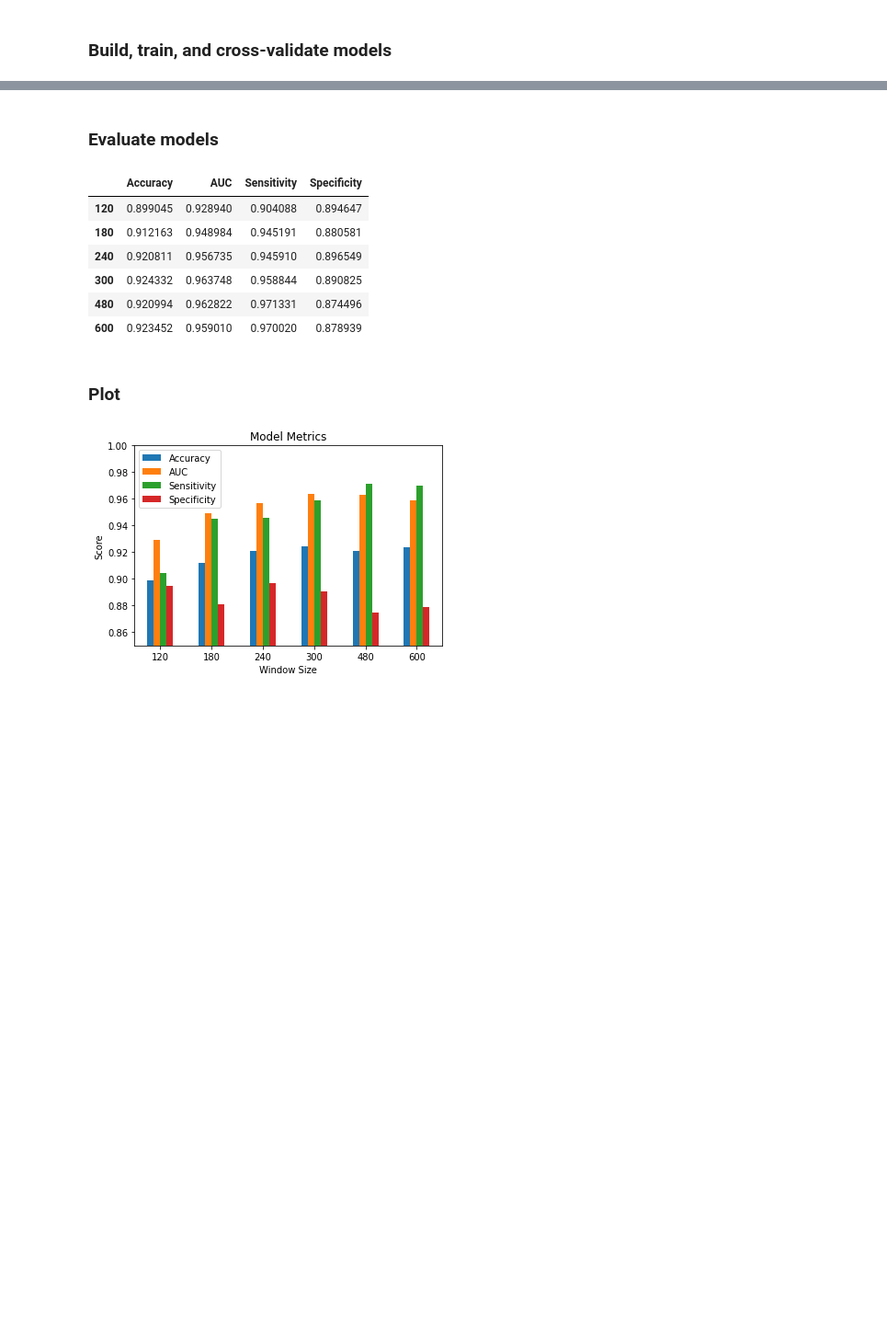
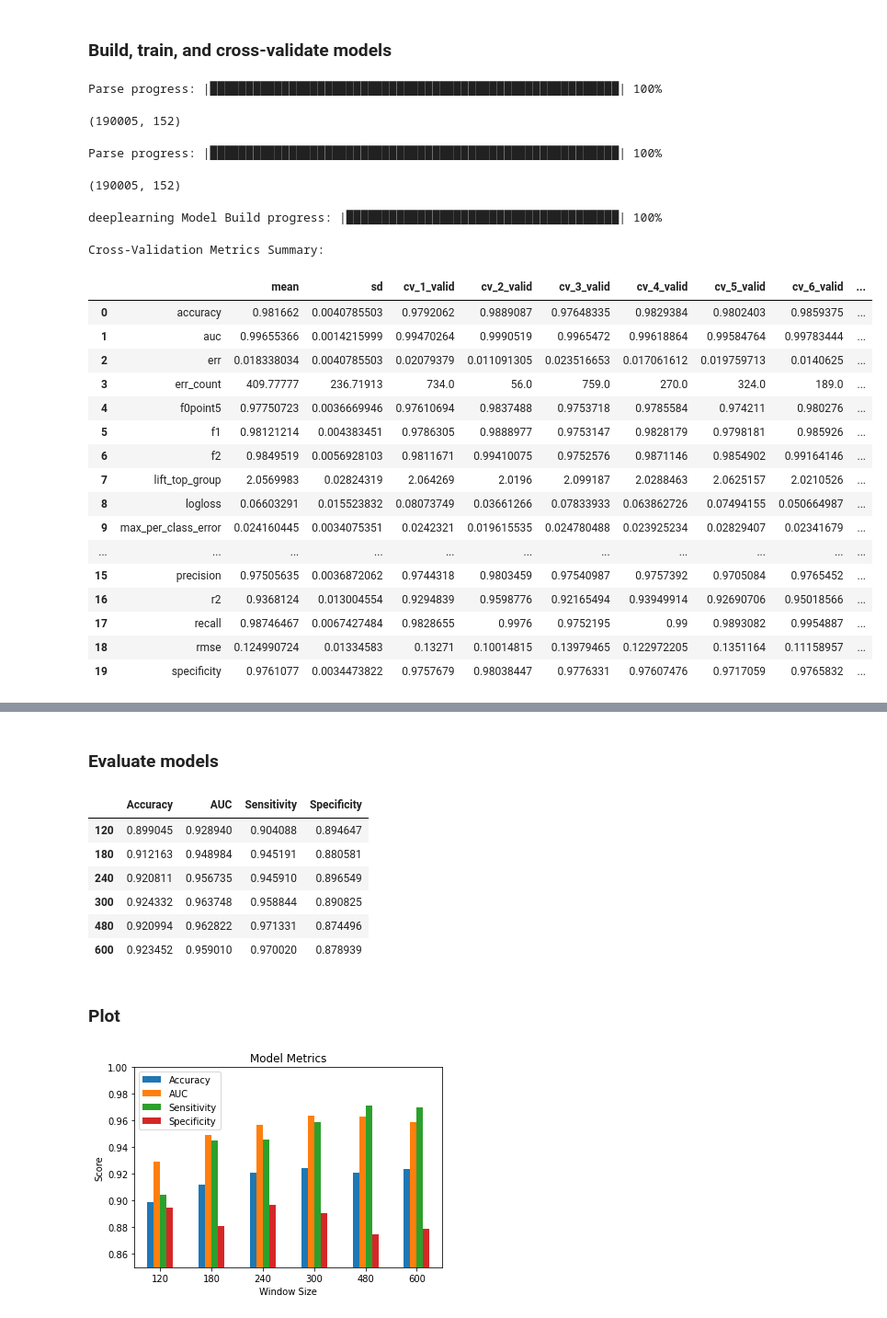
Before and after one commit to robinfreeman/seabirds_dive_predict, a Jupyter notebook: Code/ACC_window_comparison_h2o.ipynb, the cells around one changed output, grey strips where cells are left out. Shown: that part at 92% size. Cells and saved outputs as stored; diff of their text form; code cells hidden in the pictures; blank space fills up the shorter version.

```diff
--- a/Code/ACC_window_comparison_h2o.ipynb
+++ b/Code/ACC_window_comparison_h2o.ipynb
@@ -42,3 +56,78 @@ Connecting to H2O server at http://127.0.0.1:54321 ... successful.
+# %%
+data = h2o.import_file(f, header=1)
+data['Dive'] = data['Dive'].asfactor()
+data['BirdID'] = data['BirdID'].asfactor()
+# %% [output]
+Parse progress: |█████████████████████████████████████████████████████████| 100%
+# %%
+pandas_data = data.as_data_frame()
+pandas_data.shape
+# %% [output]
+(190005, 152)
+# %%
+pandas_data_reduced = pandas_data.groupby(['BirdID']).apply(lambda grp: grp.sample(n=5000)).reset_index(level=[0, 1], drop=True)
+data = h2o.H2OFrame(pandas_data_reduced)
+data['Dive'] = data['Dive'].asfactor()
+data['BirdID'] = data['BirdID'].asfactor()
+# %% [output]
+Parse progress: |█████████████████████████████████████████████████████████| 100%
+# %%
+data.shape
+# %% [output]
+(190005, 152)
+# %%
+# Extract model ID from filepath
+#wdw = re.search(fr"/{dt}(\d+)_reduced", f).group(1)
+#idd = 'ACC_window_' + wdw
+
+# Build and train the model:
+dl_cross = H2ODeepLearningEstimator(distribution = "bernoulli",
+                                    hidden = [200, 200],
+                                    fold_column = 'BirdID',
+                                    keep_cross_validation_models = True,
+                                    keep_cross_validation_fold_assignment = True,
+                                    keep_cross_validation_predictions = True,
+                                    score_each_iteration = True,
+                                    epochs = 50,
+                                    train_samples_per_iteration = -1,
+                                    activation = "RectifierWithDropout",
+                                    input_dropout_ratio = 0.2,
+                                    hidden_dropout_ratios = [0.2, 0.2],
+                                    single_node_mode = False,
+                                    balance_classes = False,
+                                    force_load_balance = False,
+                                    seed = 23123,
+                                    score_training_samples = 0,
+                                    score_validation_samples = 0,
+                                    stopping_rounds = 0,
+                                    standardize=True)
+
+dl_cross.train(x = data.columns[1:-1],
+               y="Dive",
+               training_frame=data)
+# %% [output]
+deeplearning Model Build progress: |██████████████████████████████████████| 100%
+# %%
+dl_cross.cross_validation_metrics_summary()
+# %% [output]
+Cross-Validation Metrics Summary:
+|  |  | mean | sd | cv_1_valid | cv_2_valid | cv_3_valid | cv_4_valid | cv_5_valid | cv_6_valid | ... |
+| 0 | accuracy | 0.981662 | 0.0040785503 | 0.9792062 | 0.9889087 | 0.97648335 | 0.9829384 | 0.9802403 | 0.9859375 | ... |
+| 1 | auc | 0.99655366 | 0.0014215999 | 0.99470264 | 0.9990519 | 0.9965472 | 0.99618864 | 0.99584764 | 0.99783444 | ... |
+| 2 | err | 0.018338034 | 0.0040785503 | 0.02079379 | 0.011091305 | 0.023516653 | 0.017061612 | 0.019759713 | 0.0140625 | ... |
+| 3 | err_count | 409.77777 | 236.71913 | 734.0 | 56.0 | 759.0 | 270.0 | 324.0 | 189.0 | ... |
+| 4 | f0point5 | 0.97750723 | 0.0036669946 | 0.97610694 | 0.9837488 | 0.9753718 | 0.9785584 | 0.974211 | 0.980276 | ... |
+| 5 | f1 | 0.98121214 | 0.004383451 | 0.9786305 | 0.9888977 | 0.9753147 | 0.9828179 | 0.9798181 | 0.985926 | ... |
+| 6 | f2 | 0.9849519 | 0.0056928103 | 0.9811671 | 0.99410075 | 0.9752576 | 0.9871146 | 0.9854902 | 0.99164146 | ... |
+| 7 | lift_top_group | 2.0569983 | 0.02824319 | 2.064269 | 2.0196 | 2.099187 | 2.0288463 | 2.0625157 | 2.0210526 | ... |
+| 8 | logloss | 0.06603291 | 0.015523832 | 0.08073749 | 0.03661266 | 0.07833933 | 0.063862726 | 0.07494155 | 0.050664987 | ... |
+| 9 | max_per_class_error | 0.024160445 | 0.0034075351 | 0.0242321 | 0.019615535 | 0.024780488 | 0.023925234 | 0.02829407 | 0.02341679 | ... |
+| ... | ... | ... | ... | ... | ... | ... | ... | ... | ... | ... |
+| 15 | precision | 0.97505635 | 0.0036872062 | 0.9744318 | 0.9803459 | 0.97540987 | 0.9757392 | 0.9705084 | 0.9765452 | ... |
+| 16 | r2 | 0.9368124 | 0.013004554 | 0.9294839 | 0.9598776 | 0.92165494 | 0.93949914 | 0.92690706 | 0.95018566 | ... |
+| 17 | recall | 0.98746467 | 0.0067427484 | 0.9828655 | 0.9976 | 0.9752195 | 0.99 | 0.9893082 | 0.9954887 | ... |
+| 18 | rmse | 0.124990724 | 0.01334583 | 0.13271 | 0.10014815 | 0.13979465 | 0.122972205 | 0.1351164 | 0.11158957 | ... |
+| 19 | specificity | 0.9761077 | 0.0034473822 | 0.9757679 | 0.98038447 | 0.9776331 | 0.97607476 | 0.9717059 | 0.9765832 | ... |
 # %%
 files = glob.glob('../Data/Reduced/ACC*.csv')
 
```
Also changed, not shown: parts of 4 cells of this notebook, 7 other files.
